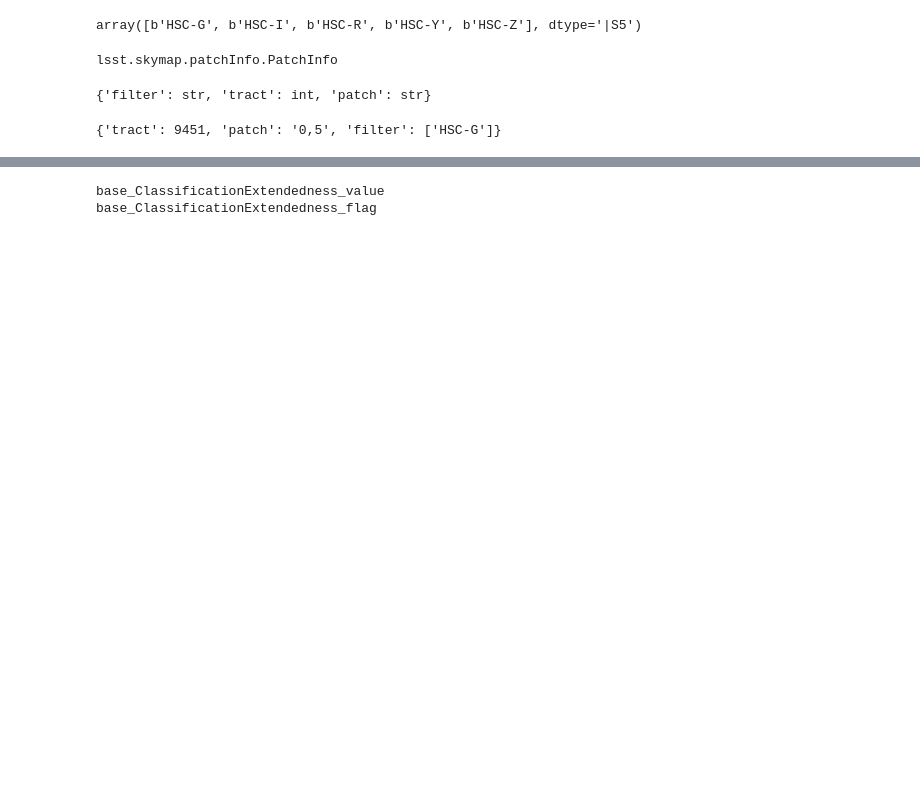
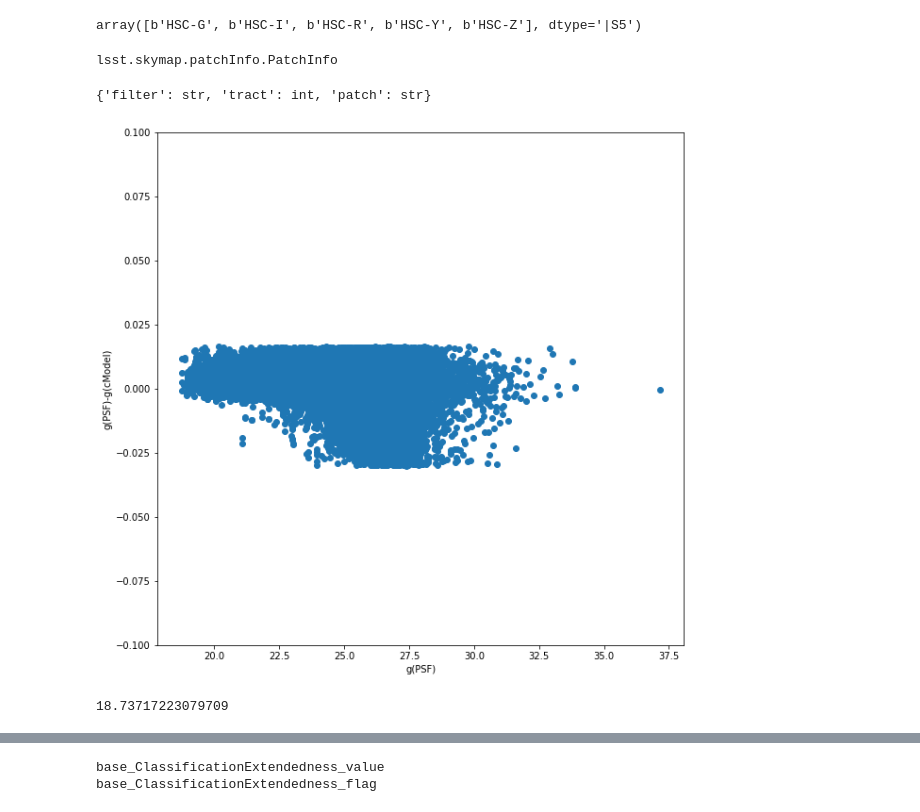
Before and after one commit to lsst-com/requirements_notebooks, a Jupyter notebook: TestCases/LVV-T389.ipynb, the cells around one changed output, grey strips where cells are left out. Cells and saved outputs as stored; diff of their text form; code cells hidden in the pictures; blank space fills up the shorter version.

Commit message:
can plot a stellar locus

```diff
--- a/TestCases/LVV-T389.ipynb
+++ b/TestCases/LVV-T389.ipynb
@@ -59,4 +24,4 @@ spatial_lookup_filename = '/project/danielsf/valid_hsc_visit_extent.h5'
 assert os.path.isfile(spatial_lookup_filename)
 spatial_lookup = h5py.File(spatial_lookup_filename, 'r')
 # %%
-spatial_lookup['visit'][11625]
+visit_num = spatial_lookup['visit'][11625]
@@ -93,22 +55,9 @@ type(tract_patch_list[0][1][0])
 # %% [output]
 lsst.skymap.patchInfo.PatchInfo
 # %%
-data_id = {'tract':tract_patch_list[0][0].getId(),
-           'patch': str(tract_patch_list[0][1][0].getIndex()).replace('(','').replace(')','').replace(' ',''),
-           'filter':'HSC-Y'}
+blank_data_id = {'tract':tract_patch_list[0][0].getId(),
+           'patch': str(tract_patch_list[0][1][0].getIndex()).replace('(','').replace(')','').replace(' ','')}
 # %%
 butler.getKeys(datasetType='deepCoadd')
 # %% [output]
 {'filter': str, 'tract': int, 'patch': str}
-# %%
-import copy
-data_id_g = copy.deepcopy(data_id)
-data_id_g['filter'] = 'HSC-G'
-data_id_r = copy.deepcopy(data_id)
-data_id_r['filter'] = 'HSC-R'
-data_id_i = copy.deepcopy(data_id)
-data_id_i['filter'] = 'HSC-I'
-# %%
-data_id_g
-# %% [output]
-{'tract': 9451, 'patch': '0,5', 'filter': ['HSC-G']}
@@ -114,0 +160,11 @@ data_id_g
+# %%
+plt.figure(figsize=(10,10))
+plt.scatter(coadd_g_mags, coadd_g_mags-coadd_g_model)
+plt.xlabel('g(PSF)')
+plt.ylabel('g(PSF)-g(cModel)')
+plt.ylim(-0.1,0.1)
+plt.show()
+print(coadd_g_mags.min())
+# %% [output]
+[figure, added]
+18.73717223079709
```
Also changed, not shown: parts of 25 cells of this notebook.
